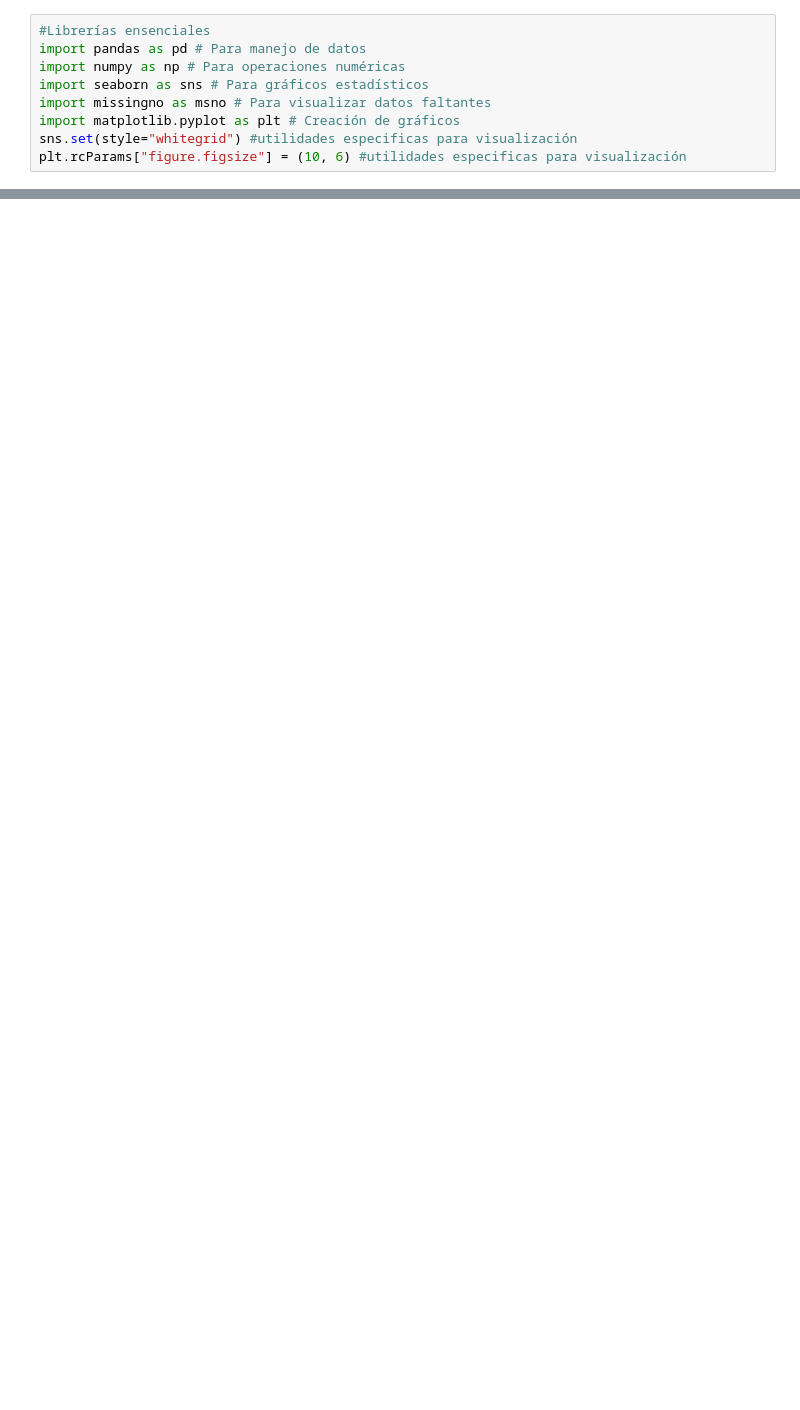
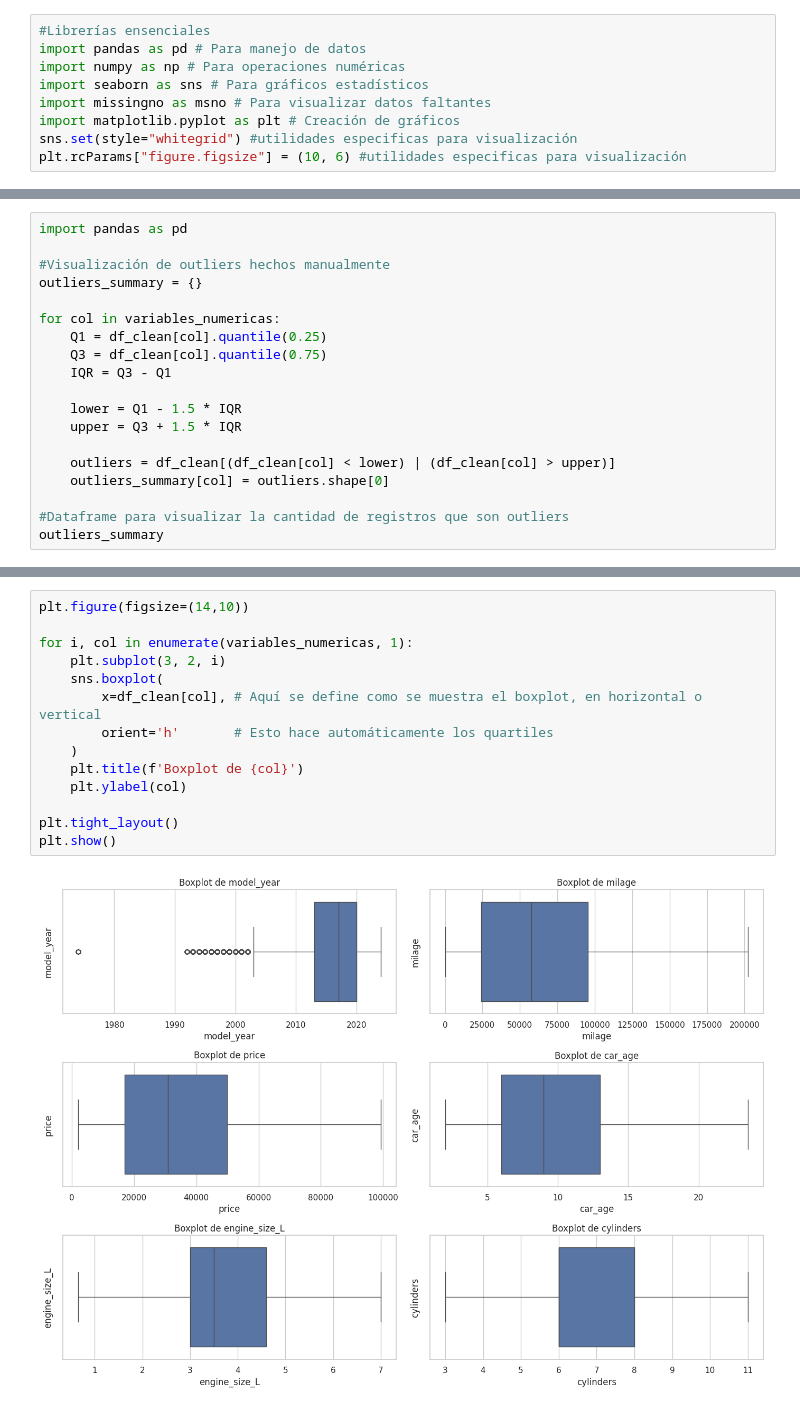
Before and after one commit to Bootcamp-Data-Analyst/proyecto7-grupo3-problema-de-regresion, a Jupyter notebook: car-price-ml-proyect/notebooks/EDA_inicial_pre_limpieza.ipynb, the cells around one changed output, grey strips where cells are left out. Drawn from its saved outputs; the diff is of its cells as text; blank space fills up the shorter version.

```diff
--- a/car-price-ml-proyect/notebooks/EDA_inicial_pre_limpieza.ipynb
+++ b/car-price-ml-proyect/notebooks/EDA_inicial_pre_limpieza.ipynb
@@ -111,0 +111,19 @@ plt.show()
+# %%
+import pandas as pd
+
+#Visualización de outliers hechos manualmente
+outliers_summary = {}
+
+for col in variables_numericas:
+    Q1 = df_clean[col].quantile(0.25)
+    Q3 = df_clean[col].quantile(0.75)
+    IQR = Q3 - Q1
+
+    lower = Q1 - 1.5 * IQR
+    upper = Q3 + 1.5 * IQR
+
+    outliers = df_clean[(df_clean[col] < lower) | (df_clean[col] > upper)]
+    outliers_summary[col] = outliers.shape[0]
+
+#Dataframe para visualizar la cantidad de registros que son outliers
+outliers_summary
@@ -111,0 +137,16 @@ plt.show()
+# %%
+plt.figure(figsize=(14,10))
+
+for i, col in enumerate(variables_numericas, 1):
+    plt.subplot(3, 2, i)
+    sns.boxplot(
+        x=df_clean[col], # Aquí se define como se muestra el boxplot, en horizontal o vertical
+        orient='h'       # Esto hace automáticamente los quartiles
+    )
+    plt.title(f'Boxplot de {col}')
+    plt.ylabel(col)
+
+plt.tight_layout()
+plt.show()
+# %% [output]
+[figure, added]
```
Also changed, not shown: parts of 24 cells of this notebook.
